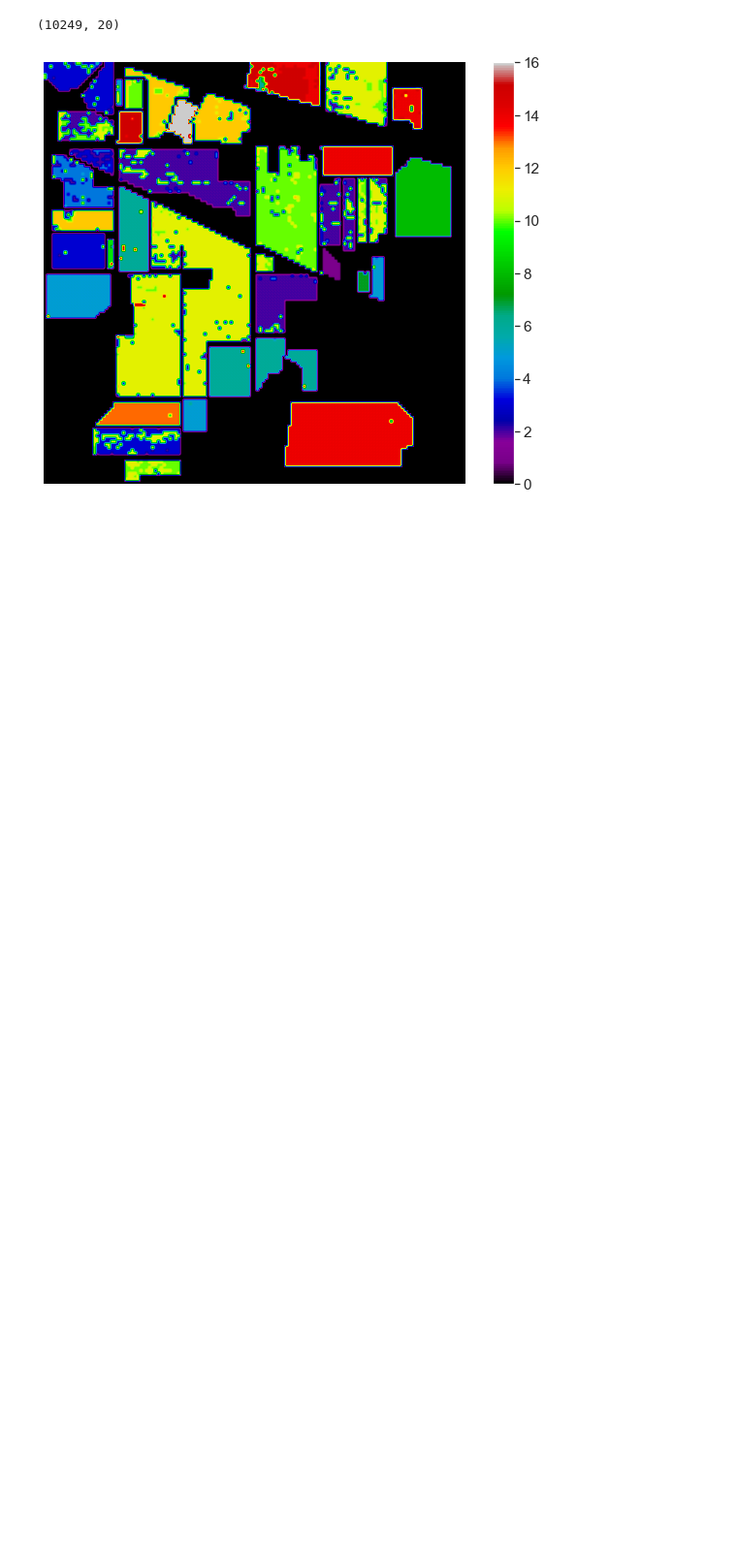
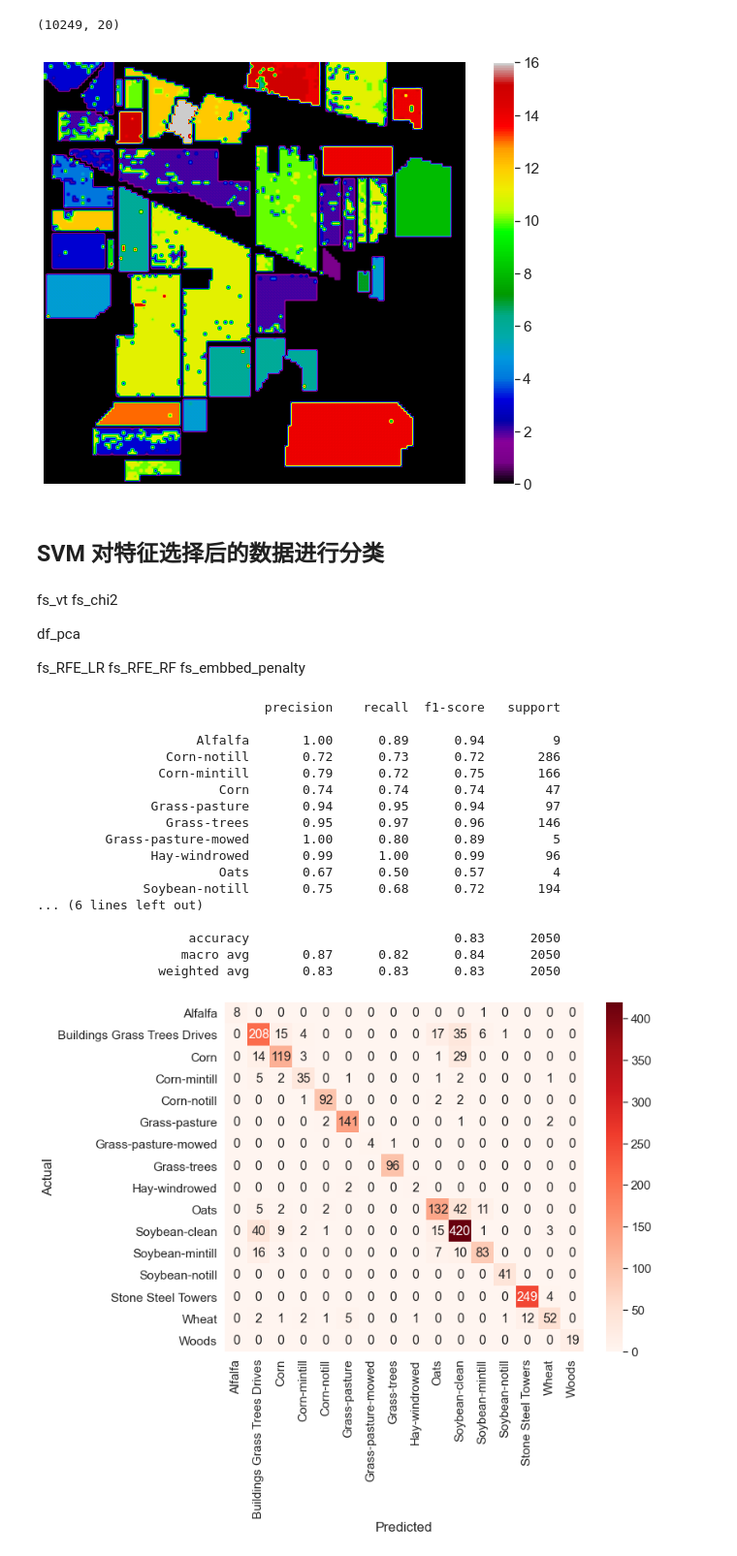
Before and after one commit to datamonday/HSI-Analysis, a Jupyter notebook: 01 Hyperspectral Image Analysis/04 Feature Selection.ipynb, the cells around one changed output. Shown at 97% size. Saved outputs shown, nothing was run; the diff lists cells and outputs as text; code cells hidden in the pictures; blank space fills up the shorter version.

```diff
--- a/01 Hyperspectral Image Analysis/04 Feature Selection.ipynb
+++ b/01 Hyperspectral Image Analysis/04 Feature Selection.ipynb
@@ -605,3 +605,49 @@ X_final = pd.concat([pd.DataFrame(data= X_filtered), pd.DataFrame(df.iloc[:, -1]
 plot_classify(svm, X_final, save_name = 'FS_Boruta')
 # %% [output]
 [figure]
+# %% [markdown]
+## SVM 对特征选择后的数据进行分类
+# %% [markdown]
+fs_vt
+fs_chi2
+
+df_pca
+
+fs_RFE_LR
+fs_RFE_RF
+fs_embbed_penalty
+# %%
+def static_metric_fs(X, save_name):
+    """
+    对选择完特征之后的数据，使用SVM进行分类评估
+    """
+    # 去除掉背景（0类）
+    y = df[df['class'] != 0].loc[:, 'class'].values
+    # 训练SVM
+    svm = svm_matrix_plot(X[df['class'] != 0], y)
+    # 添加真实标签列
+    X_final = pd.concat([pd.DataFrame(data= X), pd.DataFrame(df.iloc[:, -1])], axis = 1)
+
+    # 绘图
+    plot_classify(svm, X_final, save_name = save_name)
+# %%
+static_metric_fs(fs_vt, save_name="fs_vt")
+# %% [output]
+                              precision    recall  f1-score   support
+
+                     Alfalfa       1.00      0.89      0.94         9
+                 Corn-notill       0.72      0.73      0.72       286
+                Corn-mintill       0.79      0.72      0.75       166
+                        Corn       0.74      0.74      0.74        47
+               Grass-pasture       0.94      0.95      0.94        97
+                 Grass-trees       0.95      0.97      0.96       146
+         Grass-pasture-mowed       1.00      0.80      0.89         5
+               Hay-windrowed       0.99      1.00      0.99        96
+                        Oats       0.67      0.50      0.57         4
+              Soybean-notill       0.75      0.68      0.72       194
+... (6 lines left out)
+
+                    accuracy                           0.83      2050
+                   macro avg       0.87      0.82      0.84      2050
+                weighted avg       0.83      0.83      0.83      2050
+[figure, added]
```
Also changed, not shown: parts of 5 cells of this notebook, 5 other files.
